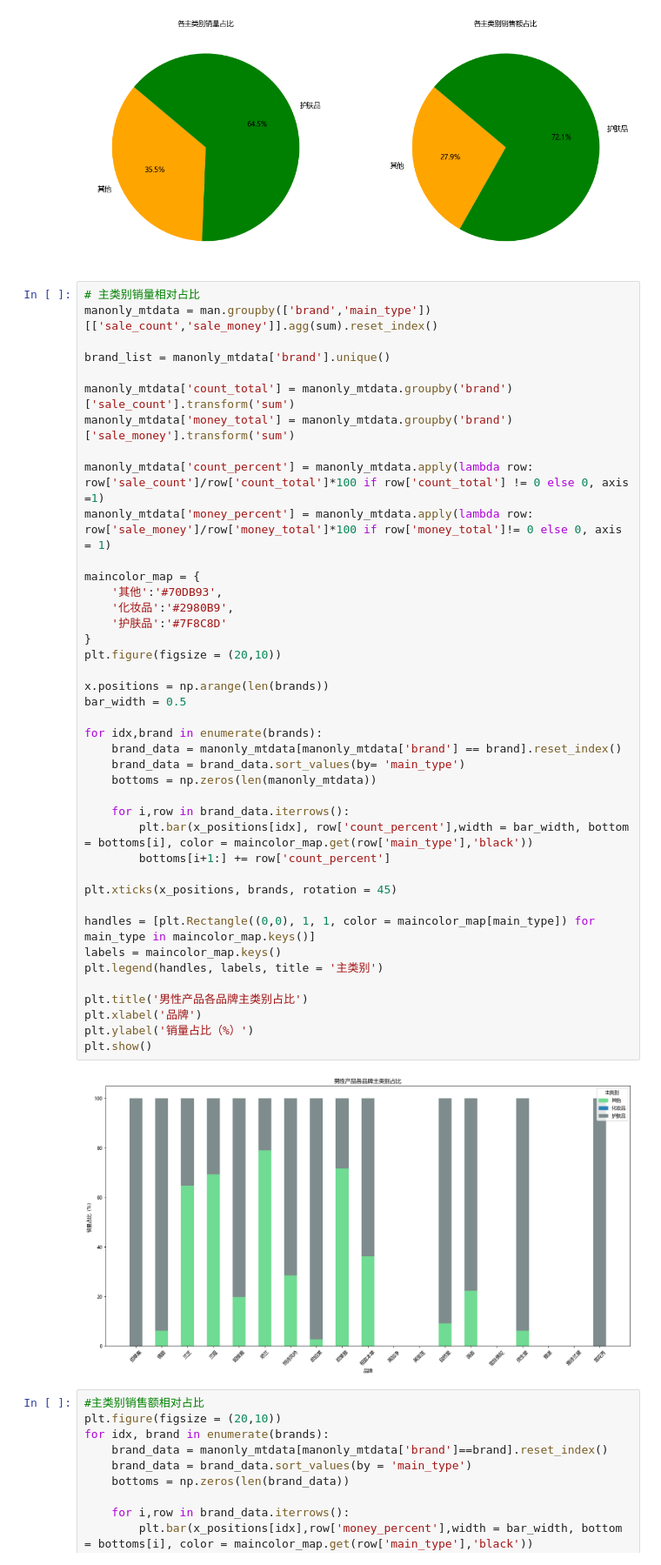
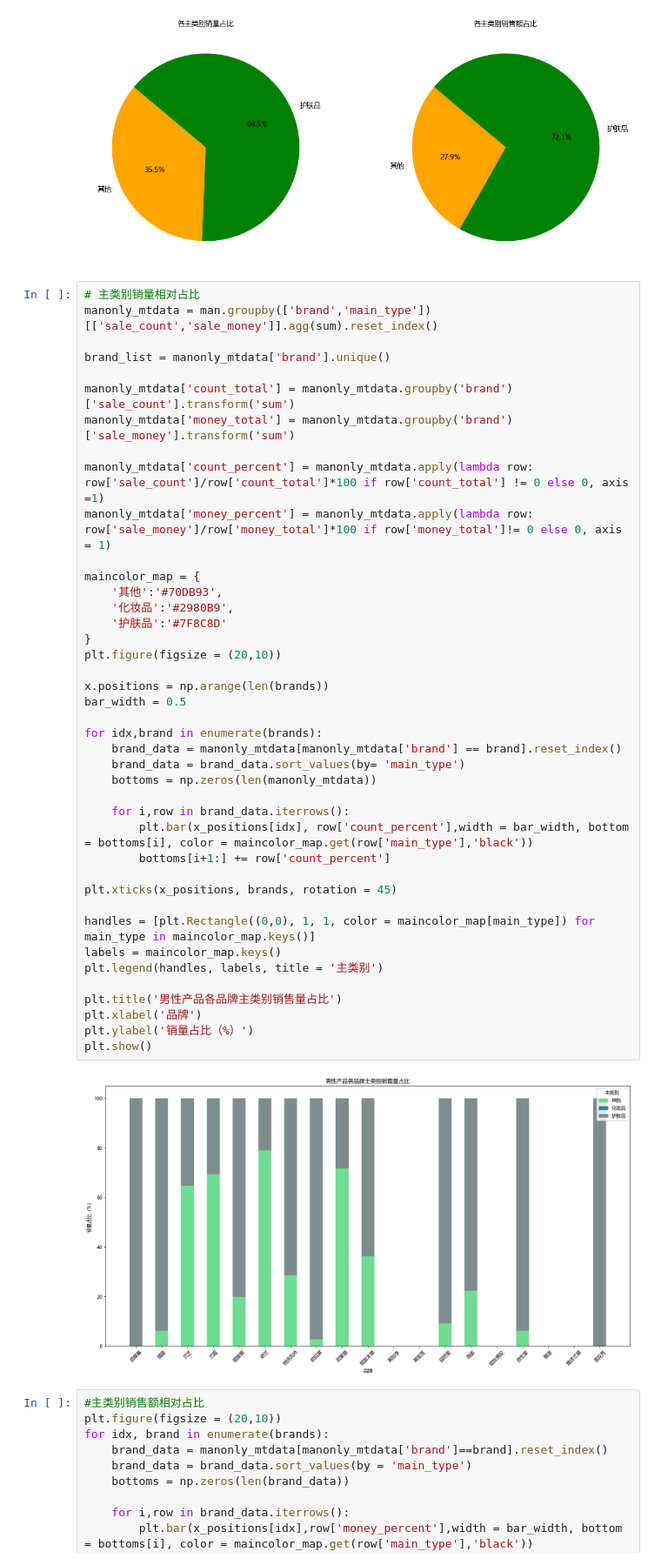
Before and after one commit to kunkka-98/table, a Jupyter notebook: 淘宝双十一美妆数据分析.ipynb, the cells around one changed output. Shown at 87% size. Drawn from its saved outputs; the diff is of its cells as text.

```diff
--- a/淘宝双十一美妆数据分析.ipynb
+++ b/淘宝双十一美妆数据分析.ipynb
@@ -1218,35 +1259,35 @@ manonly_mtdata['money_percent'] = manonly_mtdata.apply(lambda row: row['sale_mon
 
 maincolor_map = {
     '其他':'#70DB93',
     '化妆品':'#2980B9',
     '护肤品':'#7F8C8D'
 }
 plt.figure(figsize = (20,10))
 
 x.positions = np.arange(len(brands))
 bar_width = 0.5
 
 for idx,brand in enumerate(brands):
     brand_data = manonly_mtdata[manonly_mtdata['brand'] == brand].reset_index()
     brand_data = brand_data.sort_values(by= 'main_type')
     bottoms = np.zeros(len(manonly_mtdata))
 
     for i,row in brand_data.iterrows():
         plt.bar(x_positions[idx], row['count_percent'],width = bar_width, bottom = bottoms[i], color = maincolor_map.get(row['main_type'],'black'))
         bottoms[i+1:] += row['count_percent']
 
 plt.xticks(x_positions, brands, rotation = 45)
 
 handles = [plt.Rectangle((0,0), 1, 1, color = maincolor_map[main_type]) for main_type in maincolor_map.keys()]
 labels = maincolor_map.keys()
 plt.legend(handles, labels, title = '主类别')
 
-plt.title('男性产品各品牌主类别占比')
+plt.title('男性产品各品牌主类别销售量占比')
 plt.xlabel('品牌')
 plt.ylabel('销量占比（%）')
 plt.show()
 # %% [output]
-[figure, old version]
+[figure, new version]
 # %%
 #主类别销售额相对占比
 plt.figure(figsize = (20,10))
```
Also changed, not shown: parts of 11 cells of this notebook, 1 other file.
